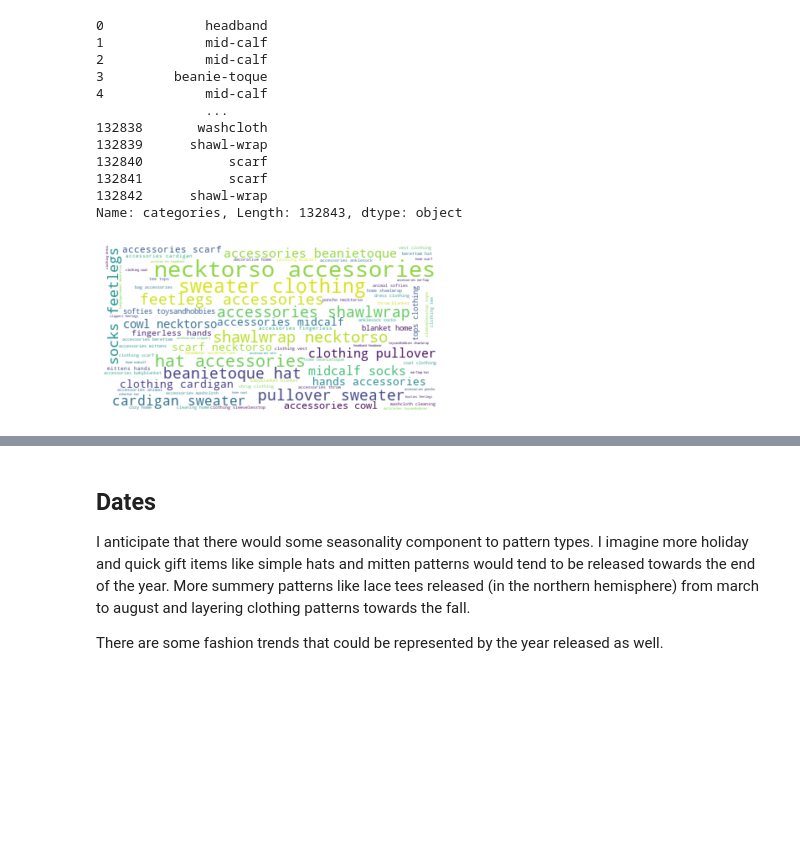
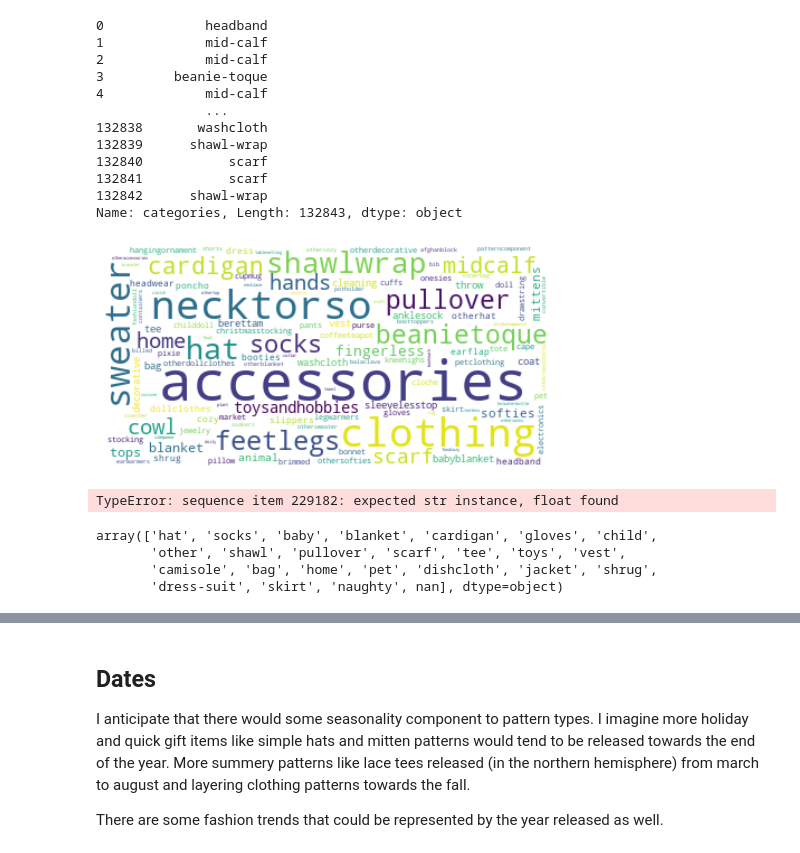
Before and after one commit to LilaKelland/Ravelry-Recommender-Engine, a Jupyter notebook: 1.1-exploratory-data-analysis.ipynb, the cells around one changed output, grey strips where cells are left out. Drawn from its saved outputs; the diff is of its cells as text; code cells hidden in the pictures; blank space fills up the shorter version.

```diff
--- a/1.1-exploratory-data-analysis.ipynb
+++ b/1.1-exploratory-data-analysis.ipynb
@@ -273,4 +291,5 @@ Index(['pattern_id', 'name', 'name_permalink', 'favorites_count',
 # %%
+df = pd.read_csv('data/patterns_cleaned.csv', low_memory=False)
 attributes = get_corpus(df)
 # %%
 attributes[0]
@@ -389,7 +410,7 @@ corpus = df['all_categories'].tolist()
 # %% [output]
 [figure]
 # %%
-text = " ".join(review for review in corpus)
+text = " ".join(word for word in corpus)
 print ("There are {} words in the combination of all attributes.".format(len(text)))
 
 # text = " ".join(desc for desc in corpus)
@@ -398,6 +419,7 @@ print ("There are {} words in the combination of all attributes.".format(len(tex
 # %% [output]
 There are 3657823 words in the combination of all attributes.
 # %%
+stopwords = ['']
 wordcloud = WordCloud(stopwords=stopwords, background_color="white").generate(text)
 
 # Display the generated image:
@@ -428,12 +450,13 @@ Name: categories, Length: 132843, dtype: object
 # %%
 corpus = df.categories.to_list
 # %%
-wordcloud = WordCloud(stopwords=stopwords, background_color="white").generate(text)
+wordcloud = WordCloud(stopwords=stopwords, background_color="white", collocations=False).generate_from_text(text)
 
 # Display the generated image:
 # the matplotlib way:
+plt.figure(figsize=(8,5))
 plt.imshow(wordcloud, interpolation='bilinear')
 plt.axis("off")
 plt.show()
 # %% [output]
-[figure, old version]
+[figure, new version]
@@ -439,0 +469,15 @@ plt.show()
+# %%
+
+
+
+text = " ".join(attribute for attribute in all_attributes)
+print ("There are {} words in the combination of all attributes.".format(len(text)))
+# %% [output]
+TypeError: sequence item 229182: expected str instance, float found
+# %%
+df.pattern_type_names.unique()
+# %% [output]
+array(['hat', 'socks', 'baby', 'blanket', 'cardigan', 'gloves', 'child',
+       'other', 'shawl', 'pullover', 'scarf', 'tee', 'toys', 'vest',
+       'camisole', 'bag', 'home', 'pet', 'dishcloth', 'jacket', 'shrug',
+       'dress-suit', 'skirt', 'naughty', nan], dtype=object)
```
Also changed, not shown: parts of 16 cells of this notebook, 20 other files.
